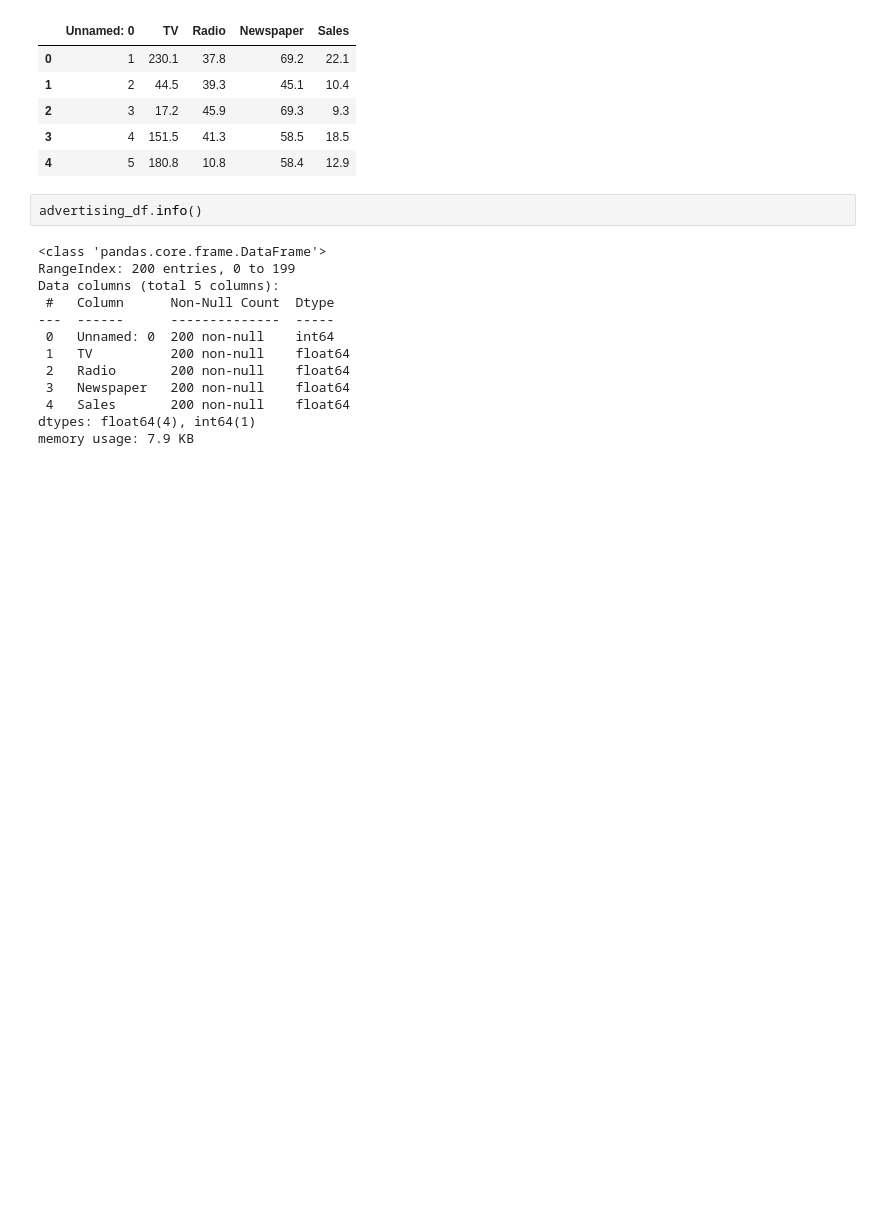
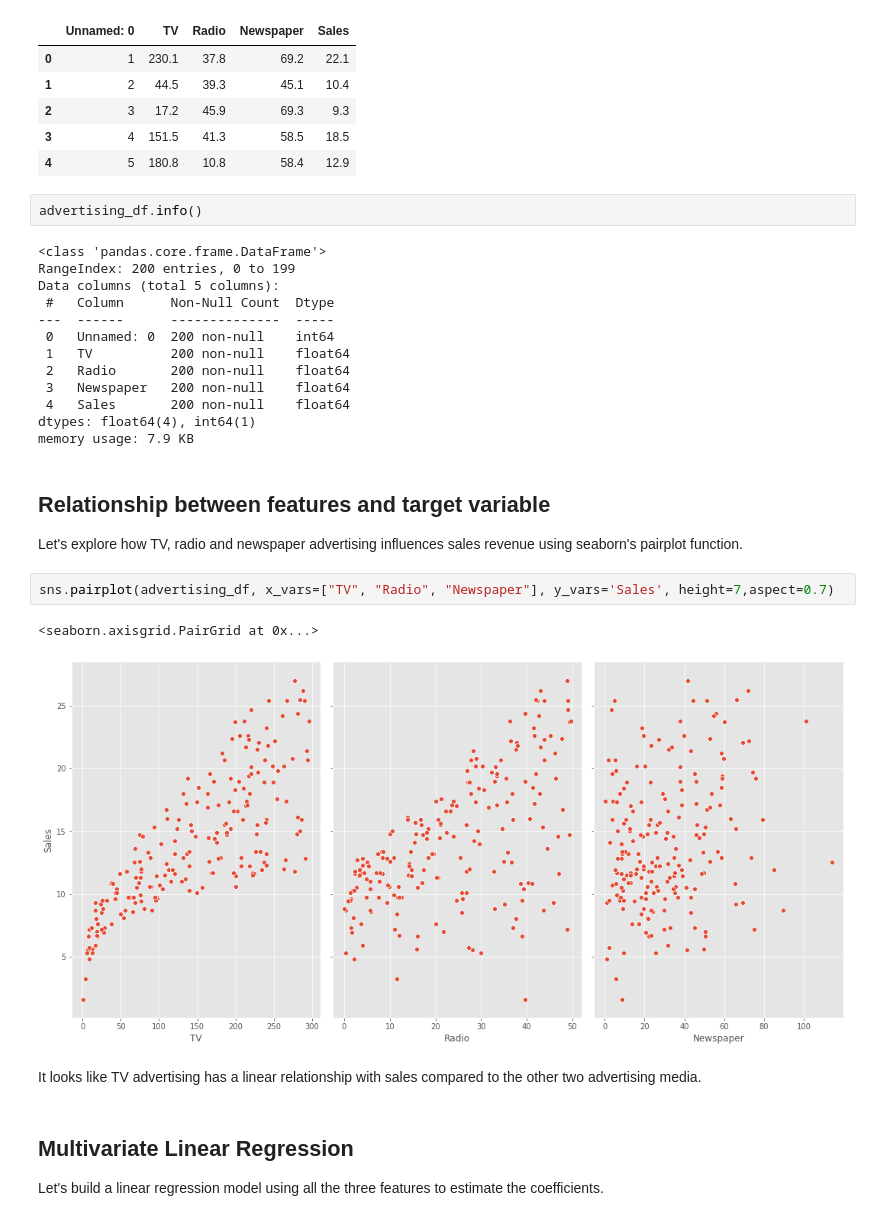
Before and after one commit to sumukhbh/Predicting-Sales-Revenue, a Jupyter notebook: Predicting Sales Revenue.ipynb, the cells around one changed output. Saved outputs shown, nothing was run; the diff lists cells and outputs as text; blank space fills up the shorter version.

Commit message:
Visualized features wrt target

```diff
--- a/Predicting Sales Revenue.ipynb
+++ b/Predicting Sales Revenue.ipynb
@@ -48,3 +48,18 @@ Data columns (total 5 columns):
  4   Sales       200 non-null    float64
 dtypes: float64(4), int64(1)
 memory usage: 7.9 KB
+# %% [markdown]
+## Relationship between features and target variable
+
+Let's explore how TV, radio and newspaper advertising influences sales revenue using seaborn's pairplot function.
+# %%
+sns.pairplot(advertising_df, x_vars=["TV", "Radio", "Newspaper"], y_vars='Sales', height=7,aspect=0.7)
+# %% [output]
+<seaborn.axisgrid.PairGrid at 0x...>
+[figure, added]
+# %% [markdown]
+It looks like TV advertising has a linear relationship with sales compared to the other two advertising media.
+# %% [markdown]
+## Multivariate Linear Regression
+
+Let's build a linear regression model using all the three features to estimate the coefficients.
```
